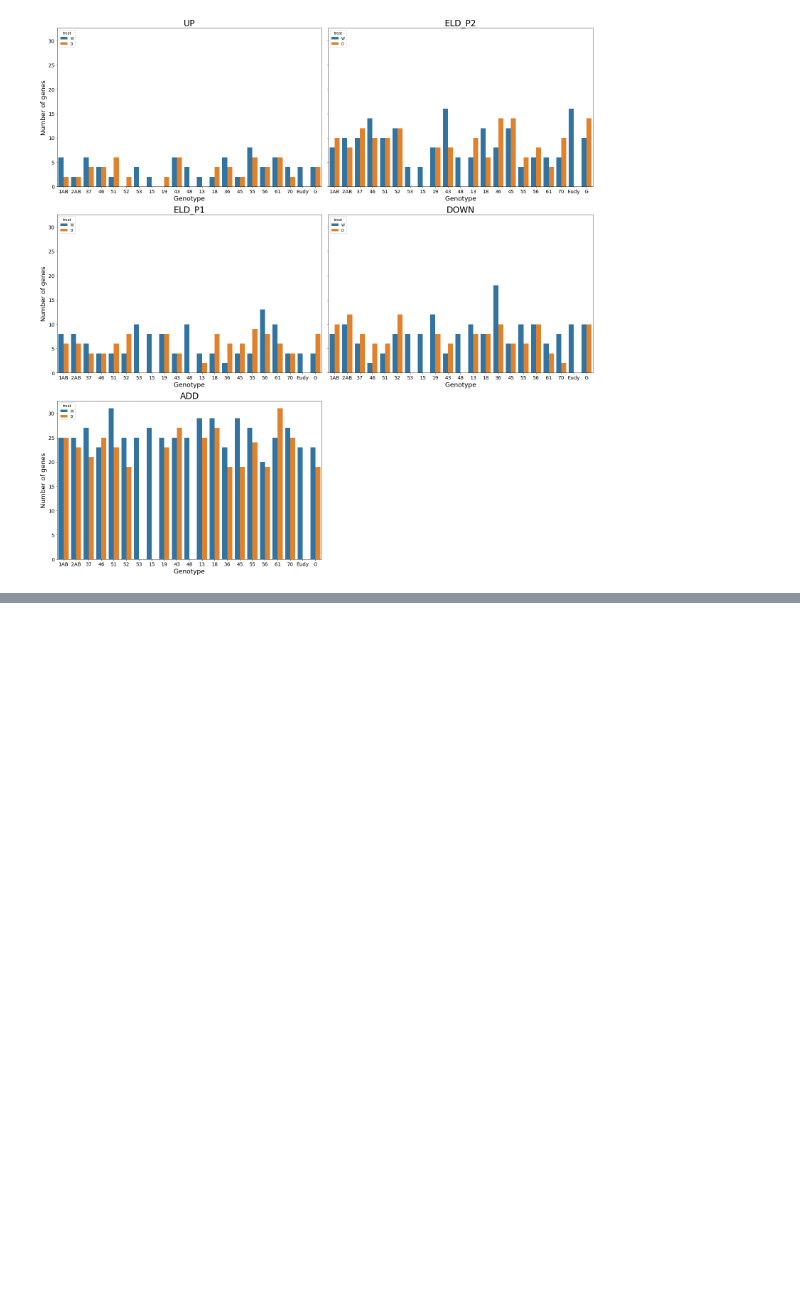
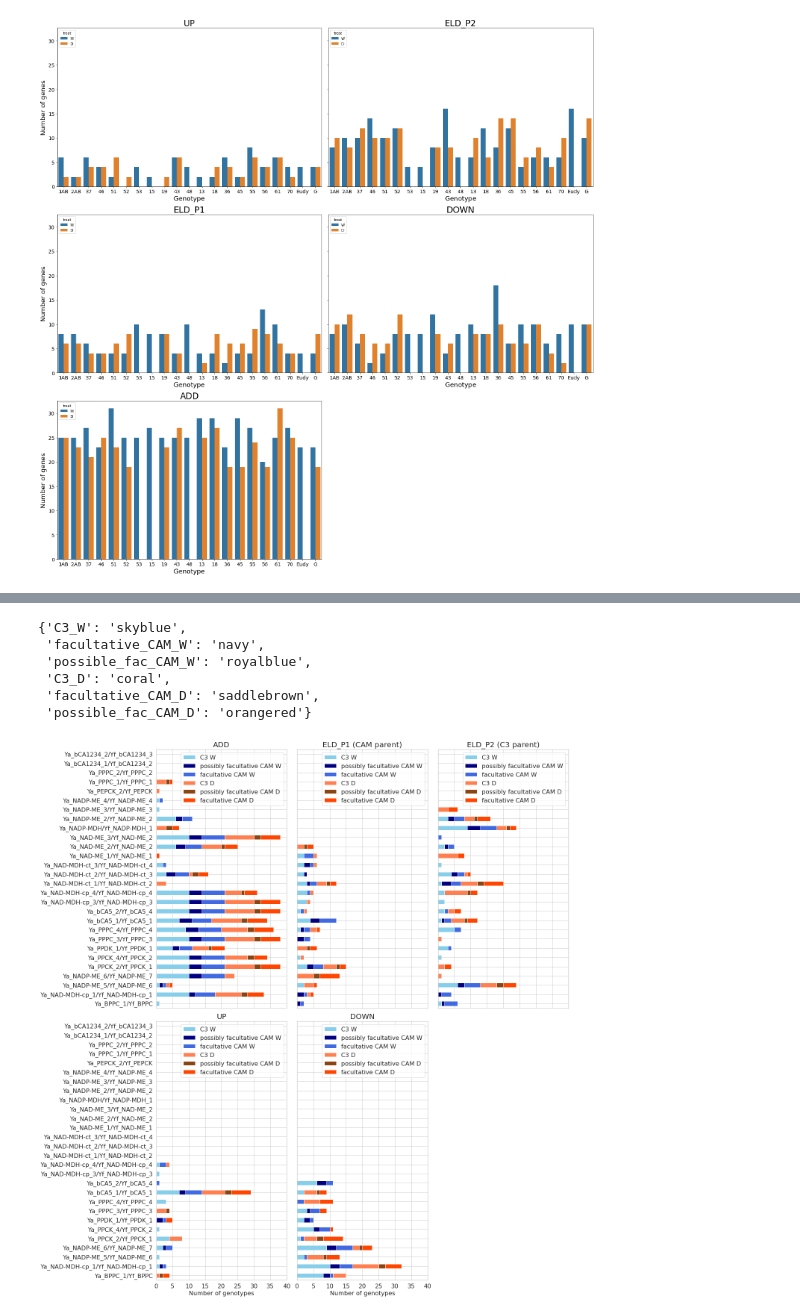
Before and after one commit to achpardo/yucca-genomics, a Jupyter notebook: differential_expression/expression_partitioning_downstream/hybridexpress_top30pct_partitioning_results.ipynb, the cells around one changed output, grey strips where cells are left out. Saved outputs shown, nothing was run; the diff lists cells and outputs as text; code cells hidden in the pictures; blank space fills up the shorter version.

Commit message:
HybridExpress figure for BPPC, PPPC, PPCK only

```diff
--- a/differential_expression/expression_partitioning_downstream/hybridexpress_top30pct_partitioning_results.ipynb
+++ b/differential_expression/expression_partitioning_downstream/hybridexpress_top30pct_partitioning_results.ipynb
@@ -641,0 +604,53 @@ len(down.index)
+# %%
+eld1 = fill_missing(eld1)
+eld2 = fill_missing(eld2)
+up = fill_missing(up)
+down = fill_missing(down)
+# %%
+custompal
+# %% [output]
+{'C3_W': 'skyblue',
+ 'facultative_CAM_W': 'navy',
+ 'possible_fac_CAM_W': 'royalblue',
+ 'C3_D': 'coral',
+ 'facultative_CAM_D': 'saddlebrown',
+ 'possible_fac_CAM_D': 'orangered'}
+# %%
+def plot_subplot(data,c,axc,axs=ax):
+    # reorder columns of data according to custompal order
+    data = data[list(custompal.keys())]
+
+    data.plot(kind="barh",ax=axs[axc],stacked=True,colormap=cmap)
+    axs[axc].set_title(c,fontsize=28)
+    axs[axc].tick_params(which="both",labelsize=20)
+    axs[axc].set_ylabel("")
+    axs[axc].set_xticks(ticks=range(0,41,5))
+    axs[axc].legend(labels=["C3 W","possibly facultative CAM W","facultative CAM W",
+                       "C3 D","possibly facultative CAM D","facultative CAM D"],fontsize=16)
+# %%
+fig,ax = plt.subplots(nrows=2,ncols=3,figsize=(20,21),sharex=True,sharey=True)
+
+plot_subplot(add,"ADD",(0,0),ax)
+plot_subplot(eld1,"ELD_P1 (CAM parent)",(0,1),ax)
+plot_subplot(eld2,"ELD_P2 (C3 parent)",(0,2),ax)
+plot_subplot(up,"UP",(1,0),ax)
+plot_subplot(down,"DOWN",(1,1),ax)
+
+ax[1,0].set_xlabel("Number of genotypes",fontsize=16)
+ax[1,1].set_xlabel("Number of genotypes",fontsize=16)
+#ax[1,2].set_xlabel("Number of genotypes",fontsize=14)
+#ax[0,1].get_legend().remove()
+#ax[0,2].get_legend().remove()
+#ax[1,0].get_legend().remove()
+#ax[1,2].get_legend().remove()
+
+#plt.suptitle("CAM genes in expression partitioning (DE relative to parents)",fontsize=24)
+
+fig.delaxes(ax[1,2])
+fig.tight_layout()
+
+plt.savefig("./hybexp_campartitions_byphys_top30_forposter.png",dpi=200,bbox_inches="tight")
+plt.savefig("./hybexp_campartitions_byphys_top30_forposter.svg",dpi=200,bbox_inches="tight")
+plt.savefig("./hybexp_campartitions_byphys_top30_forposter.pdf",dpi=200,bbox_inches="tight")
+# %% [output]
+[figure, added]
```
Also changed, not shown: parts of 55 cells of this notebook.
